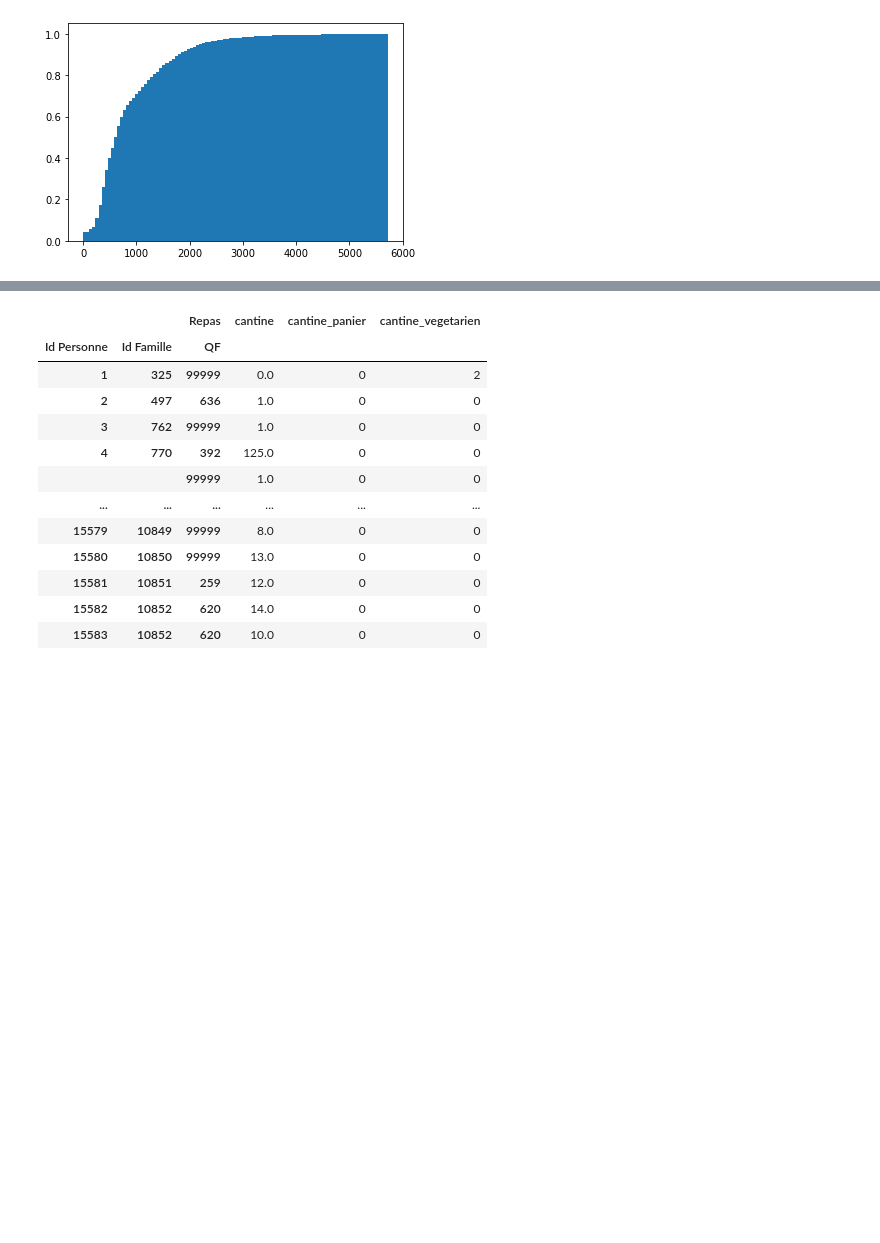
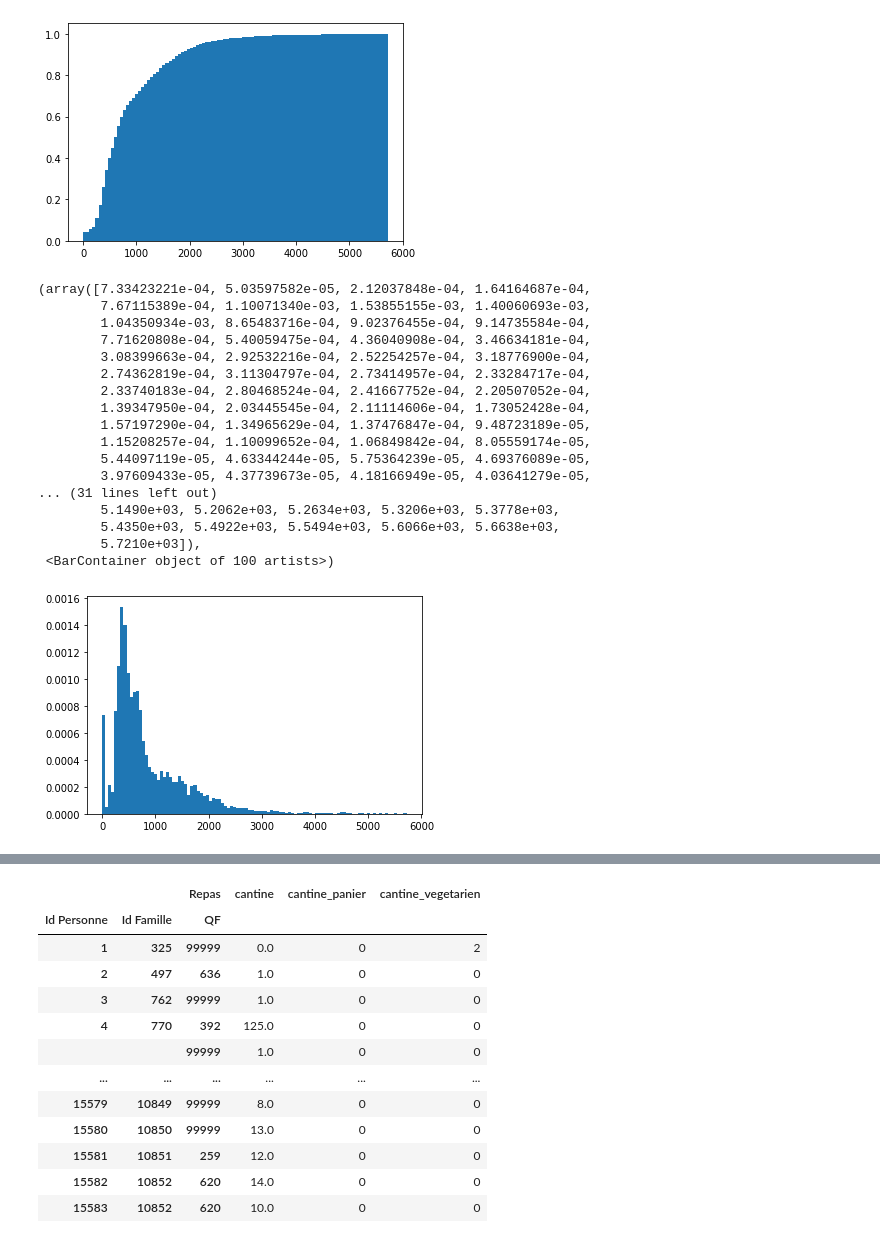
Before and after one commit to guillett/experimentation-strasbourg, a Jupyter notebook: Analyse des données brutes.ipynb, the cells around one changed output, grey strips where cells are left out. Saved outputs shown, nothing was run; the diff lists cells and outputs as text; code cells hidden in the pictures; blank space fills up the shorter version.

```diff
--- a/Analyse des données brutes.ipynb
+++ b/Analyse des données brutes.ipynb
@@ -215,3 +222,24 @@ plt.hist(df.QF[df.QF< 6000], density=True, bins=100, cumulative=True, weights=df
         5.7210e+03]),
  <BarContainer object of 100 artists>)
 [figure]
+# %%
+plt.hist(df.QF[df.QF< 6000], density=True, bins=100, weights=df.Nombre[df.QF< 6000])
+# %% [output]
+(array([7.33423221e-04, 5.03597582e-05, 2.12037848e-04, 1.64164687e-04,
+        7.67115389e-04, 1.10071340e-03, 1.53855155e-03, 1.40060693e-03,
+        1.04350934e-03, 8.65483716e-04, 9.02376455e-04, 9.14735584e-04,
+        7.71620808e-04, 5.40059475e-04, 4.36040908e-04, 3.46634181e-04,
+        3.08399663e-04, 2.92532216e-04, 2.52254257e-04, 3.18776900e-04,
+        2.74362819e-04, 3.11304797e-04, 2.73414957e-04, 2.33284717e-04,
+        2.33740183e-04, 2.80468524e-04, 2.41667752e-04, 2.20507052e-04,
+        1.39347950e-04, 2.03445545e-04, 2.11114606e-04, 1.73052428e-04,
+        1.57197290e-04, 1.34965629e-04, 1.37476847e-04, 9.48723189e-05,
+        1.15208257e-04, 1.10099652e-04, 1.06849842e-04, 8.05559174e-05,
+        5.44097119e-05, 4.63344244e-05, 5.75364239e-05, 4.69376089e-05,
+        3.97609433e-05, 4.37739673e-05, 4.18166949e-05, 4.03641279e-05,
+... (31 lines left out)
+        5.1490e+03, 5.2062e+03, 5.2634e+03, 5.3206e+03, 5.3778e+03,
+        5.4350e+03, 5.4922e+03, 5.5494e+03, 5.6066e+03, 5.6638e+03,
+        5.7210e+03]),
+ <BarContainer object of 100 artists>)
+[figure, added]
```
Also changed, not shown: parts of 32 cells of this notebook.
